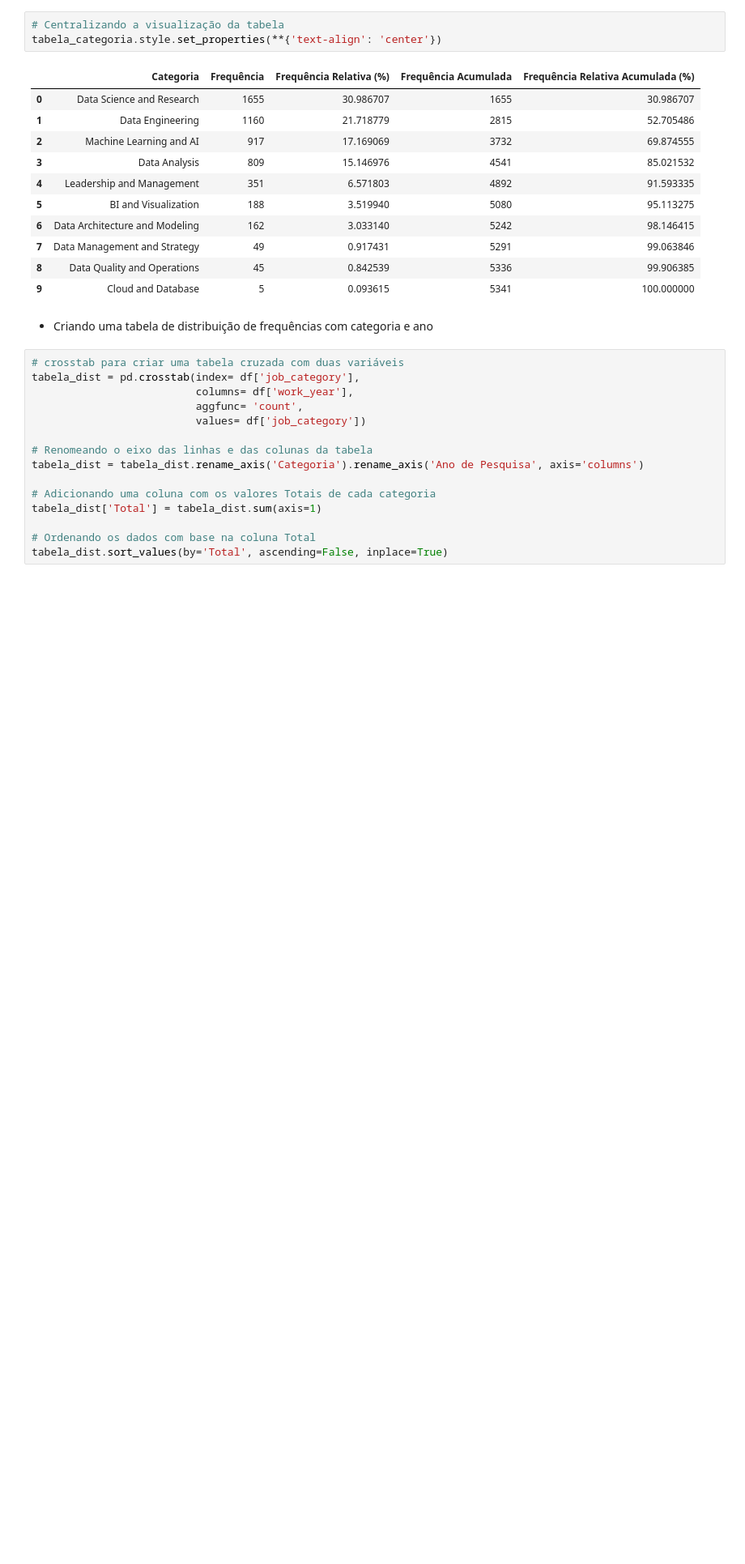
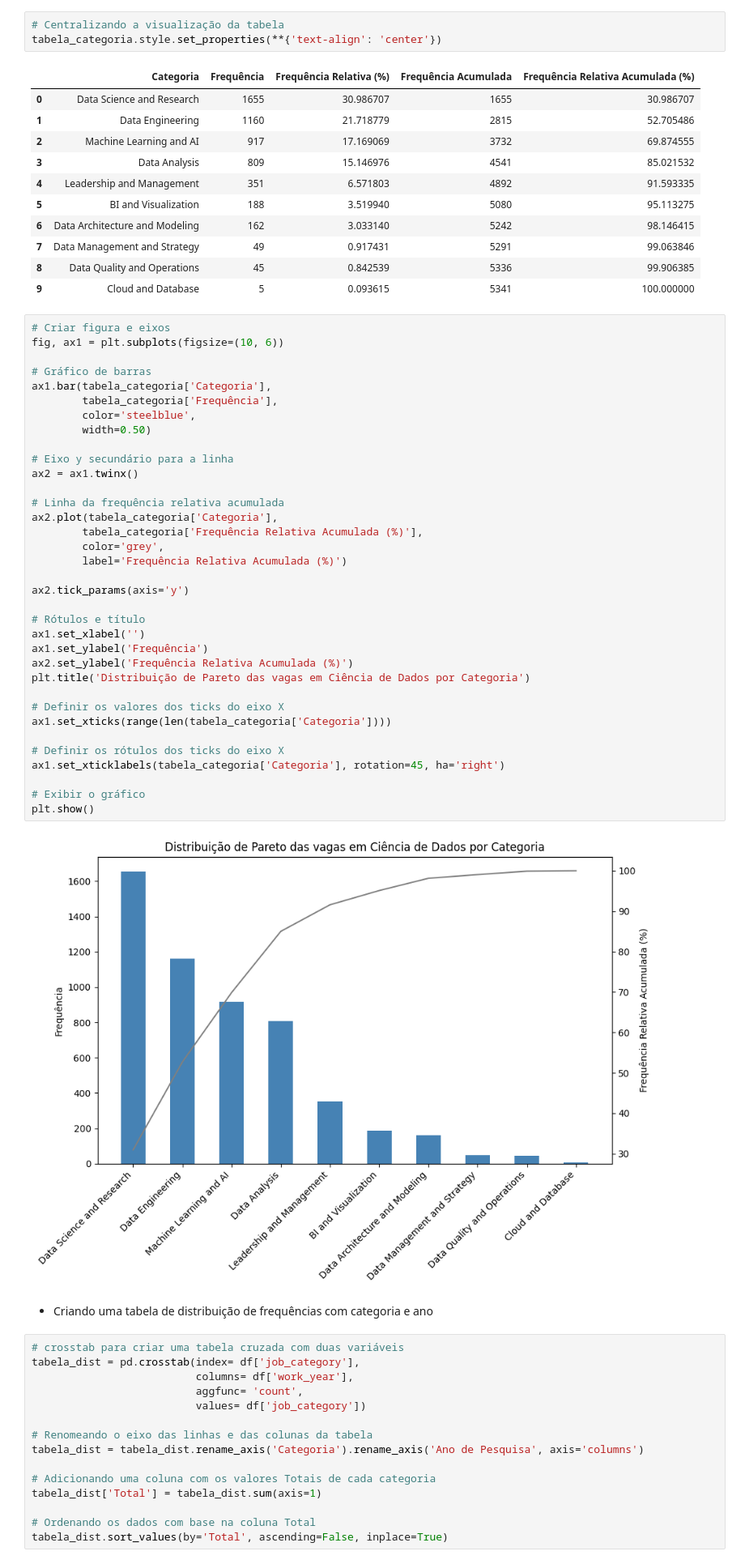
Before and after one commit to ryanrodr/eda-jobs-in-data, a Jupyter notebook: notebooks/analise_exploratoria.ipynb, the cells around one changed output. Shown at 81% size. Cells and saved outputs as stored; diff of their text form; blank space fills up the shorter version.

Commit message:
Adicionando um gráfico de pareto

```diff
--- a/notebooks/analise_exploratoria.ipynb
+++ b/notebooks/analise_exploratoria.ipynb
@@ -161,6 +175,43 @@ tabela_categoria.style.set_properties(**{'text-align': 'center'})
 | 7 | Data Management and Strategy | 49 | 0.917431 | 5291 | 99.063846 |
 | 8 | Data Quality and Operations | 45 | 0.842539 | 5336 | 99.906385 |
 | 9 | Cloud and Database | 5 | 0.093615 | 5341 | 100.000000 |
+# %%
+# Criar figura e eixos
+fig, ax1 = plt.subplots(figsize=(10, 6))
+
+# Gráfico de barras
+ax1.bar(tabela_categoria['Categoria'],
+        tabela_categoria['Frequência'],
+        color='steelblue',
+        width=0.50)
+
+# Eixo y secundário para a linha
+ax2 = ax1.twinx()
+
+# Linha da frequência relativa acumulada
+ax2.plot(tabela_categoria['Categoria'],
+        tabela_categoria['Frequência Relativa Acumulada (%)'],
+        color='grey',
+        label='Frequência Relativa Acumulada (%)')
+
+ax2.tick_params(axis='y')
+
+# Rótulos e título
+ax1.set_xlabel('')
+ax1.set_ylabel('Frequência')
+ax2.set_ylabel('Frequência Relativa Acumulada (%)')
+plt.title('Distribuição de Pareto das vagas em Ciência de Dados por Categoria')
+
+# Definir os valores dos ticks do eixo X
+ax1.set_xticks(range(len(tabela_categoria['Categoria'])))
+
+# Definir os rótulos dos ticks do eixo X
+ax1.set_xticklabels(tabela_categoria['Categoria'], rotation=45, ha='right')
+
+# Exibir o gráfico
+plt.show()
+# %% [output]
+[figure, added]
 # %% [markdown]
 - Criando uma tabela de distribuição de frequências com categoria e ano
 # %%
```
Also changed, not shown: parts of 1 cell of this notebook.
